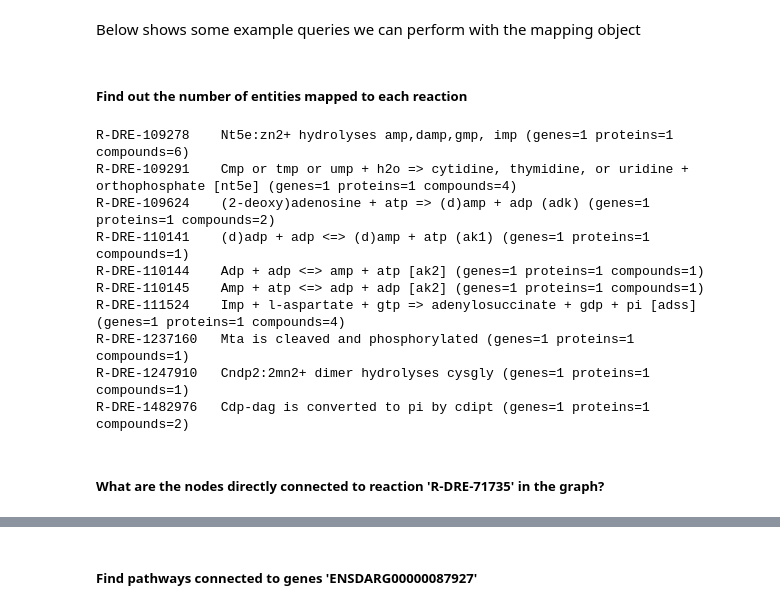
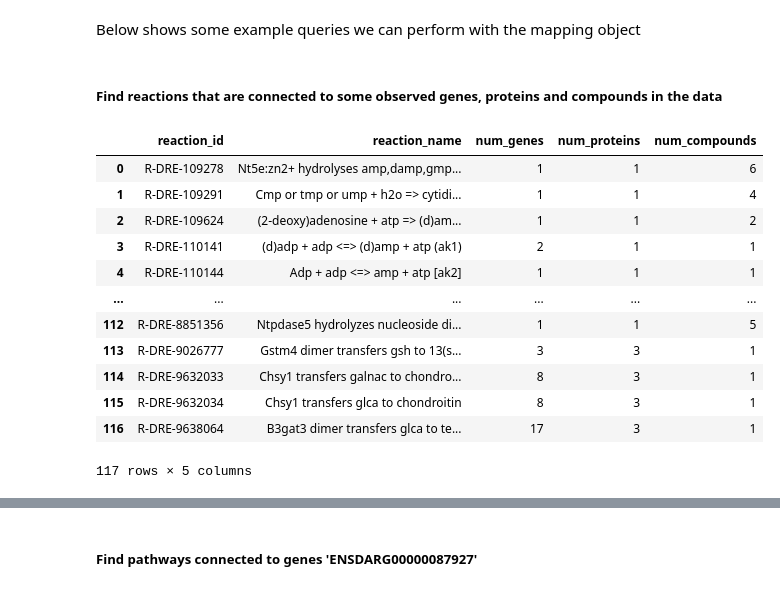
Before and after one commit to glasgowcompbio/pyMultiOmics, a Jupyter notebook: notebooks/zebrafish_demo.ipynb, the cells around one changed output, grey strips where cells are left out. Cells and saved outputs as stored; diff of their text form; code cells hidden in the pictures.

```diff
--- a/notebooks/zebrafish_demo.ipynb
+++ b/notebooks/zebrafish_demo.ipynb
@@ -174,34 +174,35 @@ m
 ## Querying mapping object
 # %% [markdown]
 Below shows some example queries we can perform with the mapping object
-# %% [markdown]
-##### Find out the number of entities mapped to each reaction
+# %% [markdown]
+##### Find reactions that are connected to some observed genes, proteins and compounds in the data
 # %%
-complete = False
+reactions = m.get_nodes(types=REACTIONS)
 
-reactions = m.get_nodes(types=REACTIONS, complete=complete)
-count = 0
+data = []
 for reaction_id, reaction_data in reactions:
     reaction_name = reaction_data['display_name']
-    genes = m.get_connected(reaction_id, GENOMICS, complete=complete)
-    proteins = m.get_connected(reaction_id, PROTEOMICS, complete=complete)
-    compounds = m.get_connected(reaction_id, METABOLOMICS, complete=complete)
+    genes = m.get_connected(reaction_id, dest_type=GENES, observed=True)
+    proteins = m.get_connected(reaction_id, dest_type=PROTEINS, observed=True)
+    compounds = m.get_connected(reaction_id, dest_type=COMPOUNDS, observed=True)
 
     if len(genes) > 0 and len(proteins) > 0 and len(compounds) > 0:
-        print('%s\t%s (genes=%d proteins=%d compounds=%d)' % (reaction_id, reaction_name, len(genes), len(proteins), len(compounds)))
-        count += 1
-        if count >= 10:
-            break
+        row = [reaction_id, reaction_name, len(genes), len(proteins), len(compounds)]
+        data.append(row)
+
+df = pd.DataFrame(data, columns=['reaction_id', 'reaction_name', 'num_genes', 'num_proteins', 'num_compounds'])
+df
 # %% [output]
+|  | reaction_id | reaction_name | num_genes | num_proteins | num_compounds |
+| 0 | R-DRE-109278 | Nt5e:zn2+ hydrolyses amp,damp,gmp... | 1 | 1 | 6 |
+| 1 | R-DRE-109291 | Cmp or tmp or ump + h2o => cytidi... | 1 | 1 | 4 |
+| 2 | R-DRE-109624 | (2-deoxy)adenosine + atp => (d)am... | 1 | 1 | 2 |
+| 3 | R-DRE-110141 | (d)adp + adp <=> (d)amp + atp (ak1) | 2 | 1 | 1 |
+| 4 | R-DRE-110144 | Adp + adp <=> amp + atp [ak2] | 1 | 1 | 1 |
+| ... | ... | ... | ... | ... | ... |
+| 112 | R-DRE-8851356 | Ntpdase5 hydrolyzes nucleoside di... | 1 | 1 | 5 |
+| 113 | R-DRE-9026777 | Gstm4 dimer transfers gsh to 13(s... | 3 | 3 | 1 |
+| 114 | R-DRE-9632033 | Chsy1 transfers galnac to chondro... | 8 | 3 | 1 |
+| 115 | R-DRE-9632034 | Chsy1 transfers glca to chondroitin | 8 | 3 | 1 |
+| 116 | R-DRE-9638064 | B3gat3 dimer transfers glca to te... | 17 | 3 | 1 |
-R-DRE-109278    Nt5e:zn2+ hydrolyses amp,damp,gmp, imp (genes=1 proteins=1 compounds=6)
-R-DRE-109291    Cmp or tmp or ump + h2o => cytidine, thymidine, or uridine + orthophosphate [nt5e] (genes=1 proteins=1 compounds=4)
-R-DRE-109624    (2-deoxy)adenosine + atp => (d)amp + adp (adk) (genes=1 proteins=1 compounds=2)
-R-DRE-110141    (d)adp + adp <=> (d)amp + atp (ak1) (genes=1 proteins=1 compounds=1)
-R-DRE-110144    Adp + adp <=> amp + atp [ak2] (genes=1 proteins=1 compounds=1)
-R-DRE-110145    Amp + atp <=> adp + adp [ak2] (genes=1 proteins=1 compounds=1)
-R-DRE-111524    Imp + l-aspartate + gtp => adenylosuccinate + gdp + pi [adss] (genes=1 proteins=1 compounds=4)
-R-DRE-1237160   Mta is cleaved and phosphorylated (genes=1 proteins=1 compounds=1)
-R-DRE-1247910   Cndp2:2mn2+ dimer hydrolyses cysgly (genes=1 proteins=1 compounds=1)
-R-DRE-1482976   Cdp-dag is converted to pi by cdipt (genes=1 proteins=1 compounds=2)
+117 rows × 5 columns
-# %% [markdown]
-##### What are the nodes directly connected to reaction 'R-DRE-71735' in the graph?
```
Also changed, not shown: parts of 17 cells of this notebook, 1 other file.
